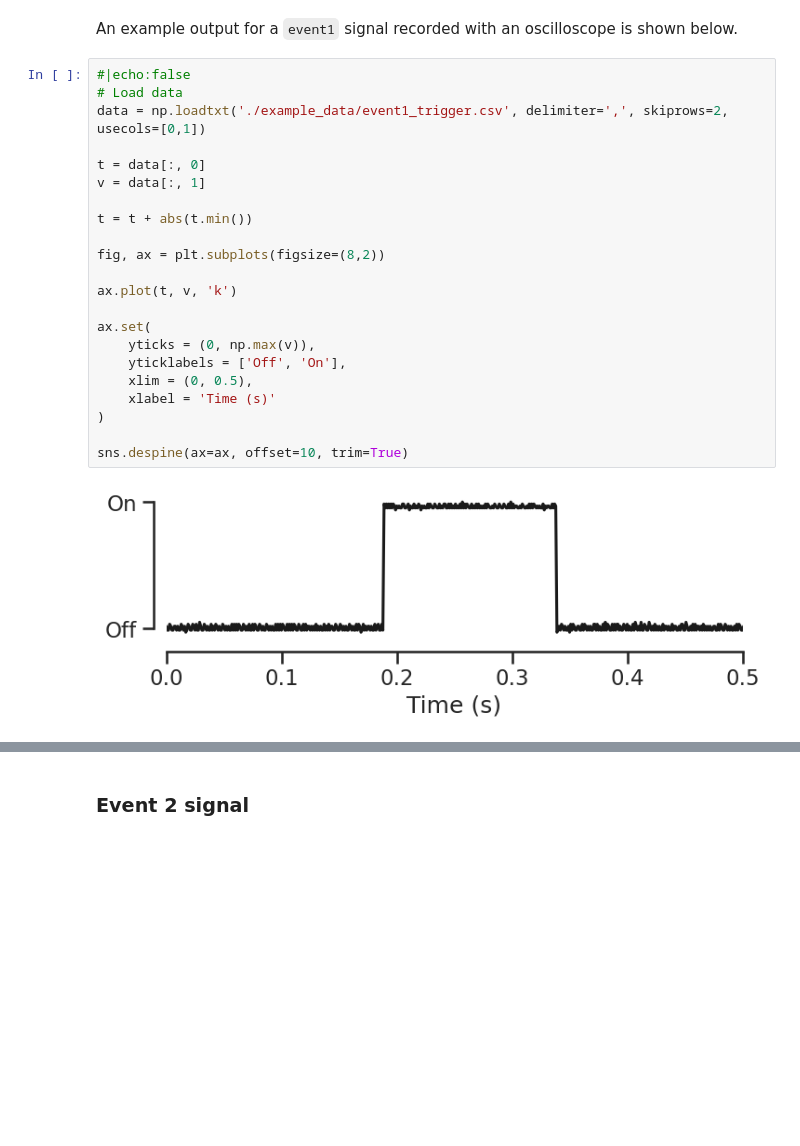
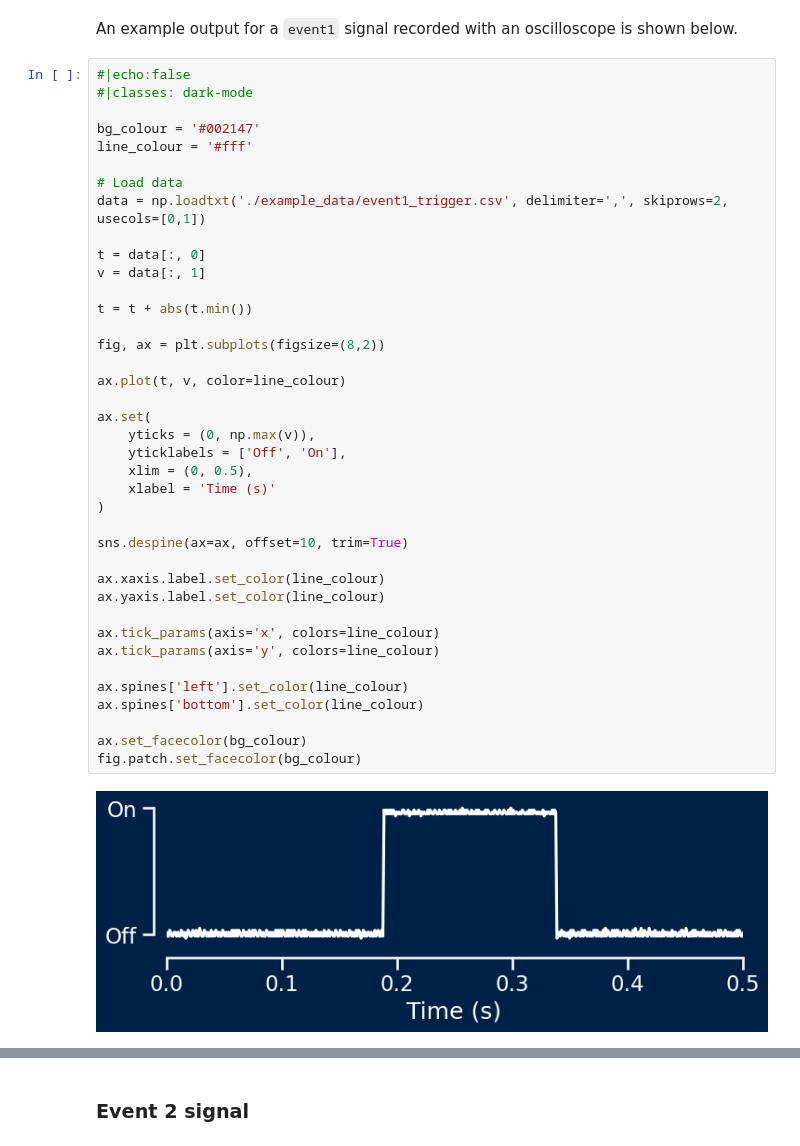
Before and after one commit to conorkeogh/syncmaster, a Jupyter notebook: nbs/03_triggering.ipynb, the cells around one changed output, grey strips where cells are left out. Drawn from its saved outputs; the diff is of its cells as text; blank space fills up the shorter version.

```diff
--- a/nbs/03_triggering.ipynb
+++ b/nbs/03_triggering.ipynb
@@ -141,25 +257,42 @@ device.event1()
 An example output for a `event1` signal recorded with an oscilloscope is shown below.
 # %%
 #|echo:false
+#|classes: dark-mode
+
+bg_colour = '#002147'
+line_colour = '#fff'
+
 # Load data
 data = np.loadtxt('./example_data/event1_trigger.csv', delimiter=',', skiprows=2, usecols=[0,1])
 
 t = data[:, 0]
 v = data[:, 1]
 
 t = t + abs(t.min())
 
 fig, ax = plt.subplots(figsize=(8,2))
 
-ax.plot(t, v, 'k')
+ax.plot(t, v, color=line_colour)
 
 ax.set(
     yticks = (0, np.max(v)),
     yticklabels = ['Off', 'On'],
     xlim = (0, 0.5),
     xlabel = 'Time (s)'
 )
 
 sns.despine(ax=ax, offset=10, trim=True)
+
+ax.xaxis.label.set_color(line_colour)
+ax.yaxis.label.set_color(line_colour)
+
+ax.tick_params(axis='x', colors=line_colour)
+ax.tick_params(axis='y', colors=line_colour)
+
+ax.spines['left'].set_color(line_colour)
+ax.spines['bottom'].set_color(line_colour)
+
+ax.set_facecolor(bg_colour)
+fig.patch.set_facecolor(bg_colour)
 # %% [output]
-[figure, old version]
+[figure, new version]
```
Also changed, not shown: parts of 7 cells of this notebook, 7 other files.
